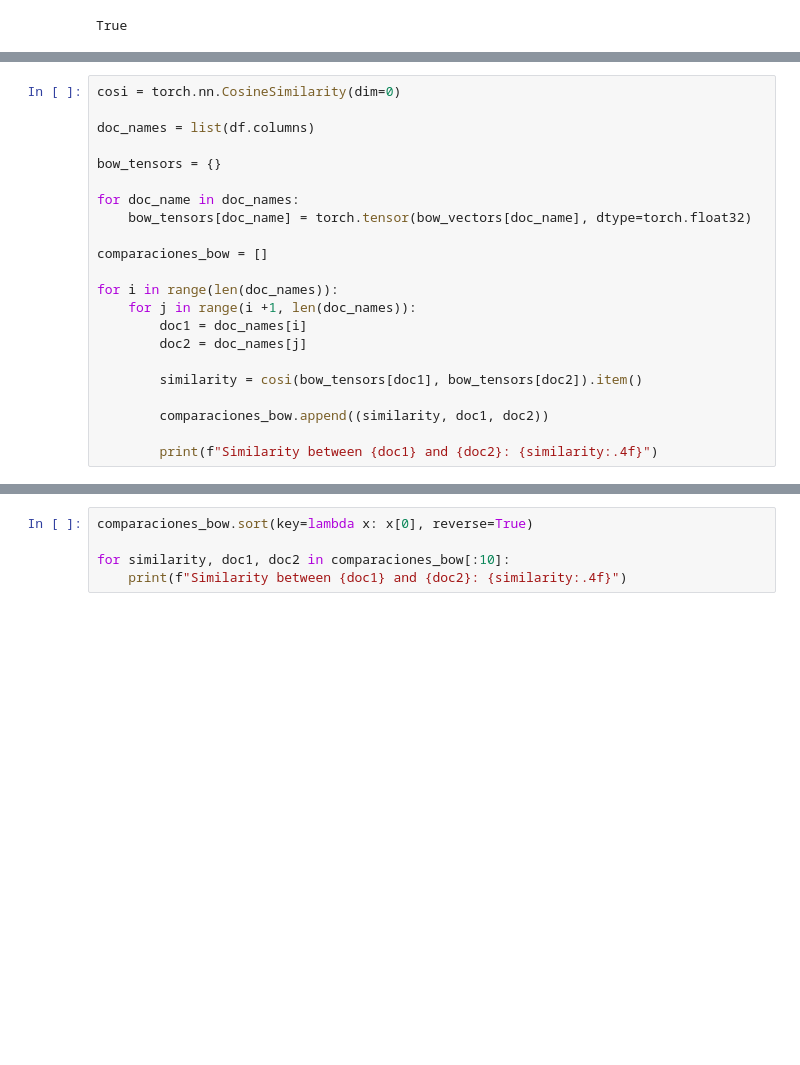
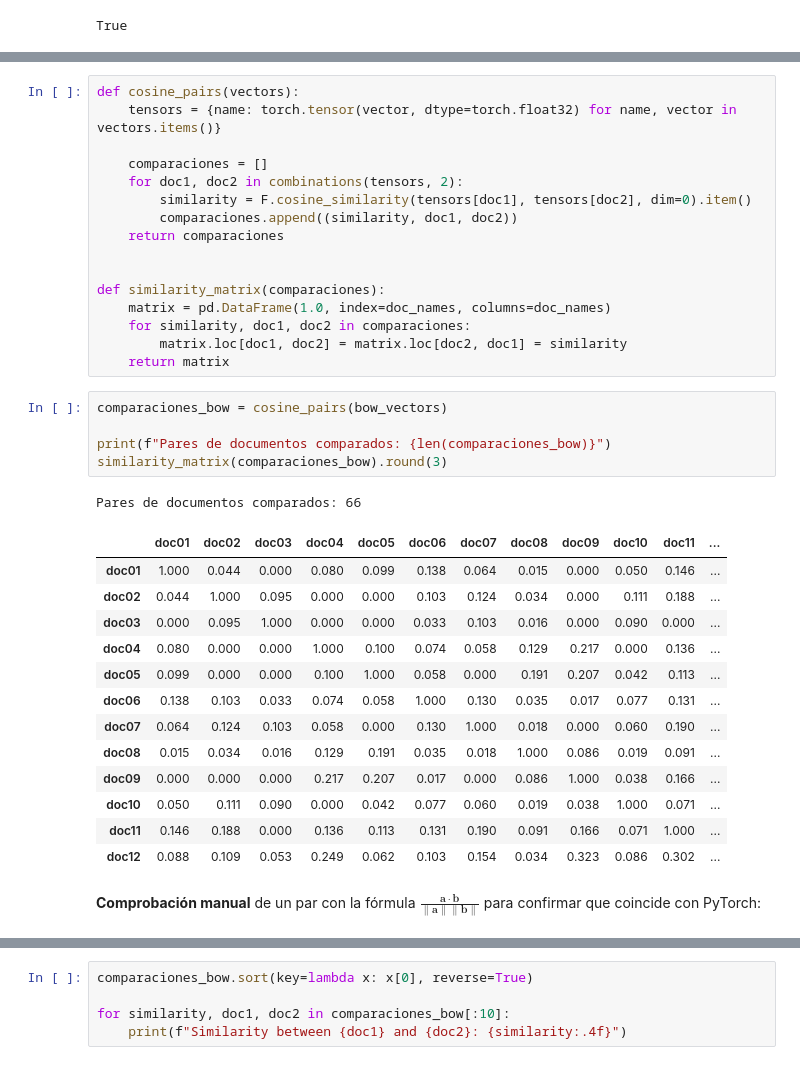
Before and after one commit to LargeLanguageMonos/BolsaDePalabras, a Jupyter notebook: bag_of_words.ipynb, the cells around one changed output, grey strips where cells are left out. Saved outputs shown, nothing was run; the diff lists cells and outputs as text; blank space fills up the shorter version.

Commit message:
feat: add document similarity analysis with BoW and TF-IDF

```diff
--- a/bag_of_words.ipynb
+++ b/bag_of_words.ipynb
@@ -93,22 +133,0 @@ ambas                0      0      1      0      0      0      0      0      0
-# %%
-cosi = torch.nn.CosineSimilarity(dim=0)
-
-doc_names = list(df.columns)
-
-bow_tensors = {}
-
-for doc_name in doc_names:
-    bow_tensors[doc_name] = torch.tensor(bow_vectors[doc_name], dtype=torch.float32)
-
-comparaciones_bow = []
-
-for i in range(len(doc_names)):
-    for j in range(i +1, len(doc_names)):
-        doc1 = doc_names[i]
-        doc2 = doc_names[j]
-
-        similarity = cosi(bow_tensors[doc1], bow_tensors[doc2]).item()
-
-        comparaciones_bow.append((similarity, doc1, doc2))
-
-        print(f"Similarity between {doc1} and {doc2}: {similarity:.4f}")
@@ -134,0 +140,38 @@ Similarity between doc11 and doc12: 0.3016
+# %%
+def cosine_pairs(vectors):
+    tensors = {name: torch.tensor(vector, dtype=torch.float32) for name, vector in vectors.items()}
+
+    comparaciones = []
+    for doc1, doc2 in combinations(tensors, 2):
+        similarity = F.cosine_similarity(tensors[doc1], tensors[doc2], dim=0).item()
+        comparaciones.append((similarity, doc1, doc2))
+    return comparaciones
+
+
+def similarity_matrix(comparaciones):
+    matrix = pd.DataFrame(1.0, index=doc_names, columns=doc_names)
+    for similarity, doc1, doc2 in comparaciones:
+        matrix.loc[doc1, doc2] = matrix.loc[doc2, doc1] = similarity
+    return matrix
+# %%
+comparaciones_bow = cosine_pairs(bow_vectors)
+
+print(f"Pares de documentos comparados: {len(comparaciones_bow)}")
+similarity_matrix(comparaciones_bow).round(3)
+# %% [output]
+Pares de documentos comparados: 66
+|  | doc01 | doc02 | doc03 | doc04 | doc05 | doc06 | doc07 | doc08 | doc09 | doc10 | doc11 | ... |
+| doc01 | 1.000 | 0.044 | 0.000 | 0.080 | 0.099 | 0.138 | 0.064 | 0.015 | 0.000 | 0.050 | 0.146 | ... |
+| doc02 | 0.044 | 1.000 | 0.095 | 0.000 | 0.000 | 0.103 | 0.124 | 0.034 | 0.000 | 0.111 | 0.188 | ... |
+| doc03 | 0.000 | 0.095 | 1.000 | 0.000 | 0.000 | 0.033 | 0.103 | 0.016 | 0.000 | 0.090 | 0.000 | ... |
+| doc04 | 0.080 | 0.000 | 0.000 | 1.000 | 0.100 | 0.074 | 0.058 | 0.129 | 0.217 | 0.000 | 0.136 | ... |
+| doc05 | 0.099 | 0.000 | 0.000 | 0.100 | 1.000 | 0.058 | 0.000 | 0.191 | 0.207 | 0.042 | 0.113 | ... |
+| doc06 | 0.138 | 0.103 | 0.033 | 0.074 | 0.058 | 1.000 | 0.130 | 0.035 | 0.017 | 0.077 | 0.131 | ... |
+| doc07 | 0.064 | 0.124 | 0.103 | 0.058 | 0.000 | 0.130 | 1.000 | 0.018 | 0.000 | 0.060 | 0.190 | ... |
+| doc08 | 0.015 | 0.034 | 0.016 | 0.129 | 0.191 | 0.035 | 0.018 | 1.000 | 0.086 | 0.019 | 0.091 | ... |
+| doc09 | 0.000 | 0.000 | 0.000 | 0.217 | 0.207 | 0.017 | 0.000 | 0.086 | 1.000 | 0.038 | 0.166 | ... |
+| doc10 | 0.050 | 0.111 | 0.090 | 0.000 | 0.042 | 0.077 | 0.060 | 0.019 | 0.038 | 1.000 | 0.071 | ... |
+| doc11 | 0.146 | 0.188 | 0.000 | 0.136 | 0.113 | 0.131 | 0.190 | 0.091 | 0.166 | 0.071 | 1.000 | ... |
+| doc12 | 0.088 | 0.109 | 0.053 | 0.249 | 0.062 | 0.103 | 0.154 | 0.034 | 0.323 | 0.086 | 0.302 | ... |
+# %% [markdown]
+**Comprobación manual** de un par con la fórmula $\frac{\mathbf{a}\cdot\mathbf{b}}{\|\mathbf{a}\|\|\mathbf{b}\|}$ para confirmar que coincide con PyTorch:
```
Also changed, not shown: parts of 37 cells of this notebook, 4 other files.
